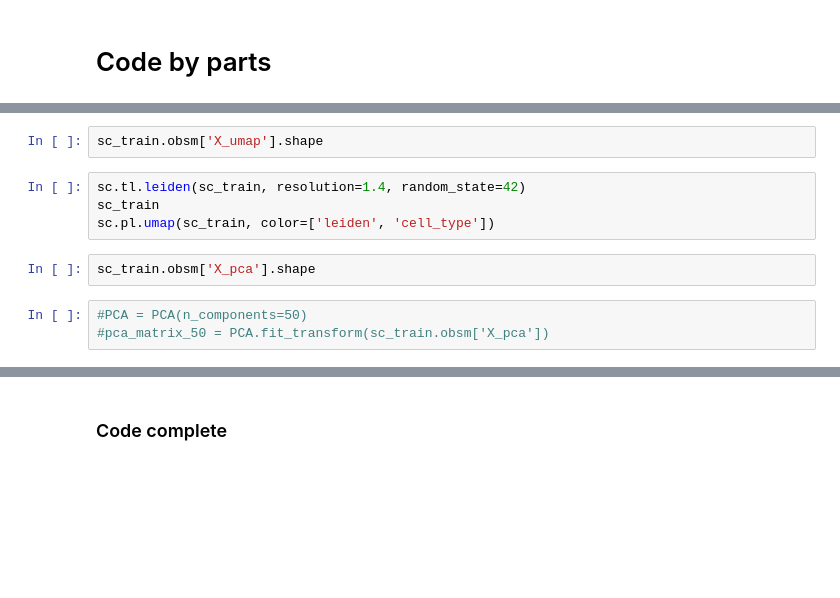
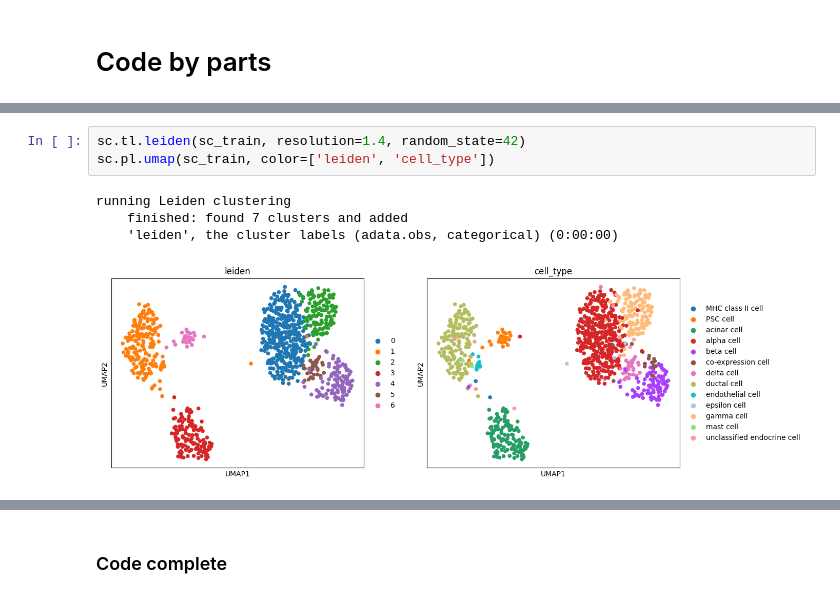
Before and after one commit to acarballocastro/ML4G, a Jupyter notebook: Project2_test_with_scanpy.ipynb, the cells around one changed output, grey strips where cells are left out. Drawn from its saved outputs; the diff is of its cells as text; blank space fills up the shorter version.

```diff
--- a/Project2_test_with_scanpy.ipynb
+++ b/Project2_test_with_scanpy.ipynb
@@ -259,13 +269,10 @@ sc.pl.umap(sc_train, color=['cell_type'])
-# %%
-sc_train.obsm['X_umap'].shape
 # %%
 sc.tl.leiden(sc_train, resolution=1.4, random_state=42)
-sc_train
 sc.pl.umap(sc_train, color=['leiden', 'cell_type'])
+# %% [output]
+running Leiden clustering
+    finished: found 7 clusters and added
+    'leiden', the cluster labels (adata.obs, categorical) (0:00:00)
+[figure, added]
-# %%
-sc_train.obsm['X_pca'].shape
-# %%
-#PCA = PCA(n_components=50)
-#pca_matrix_50 = PCA.fit_transform(sc_train.obsm['X_pca'])
 # %%
 #Obtain labels from leiden clustering
```
Also changed, not shown: parts of 17 cells of this notebook.
